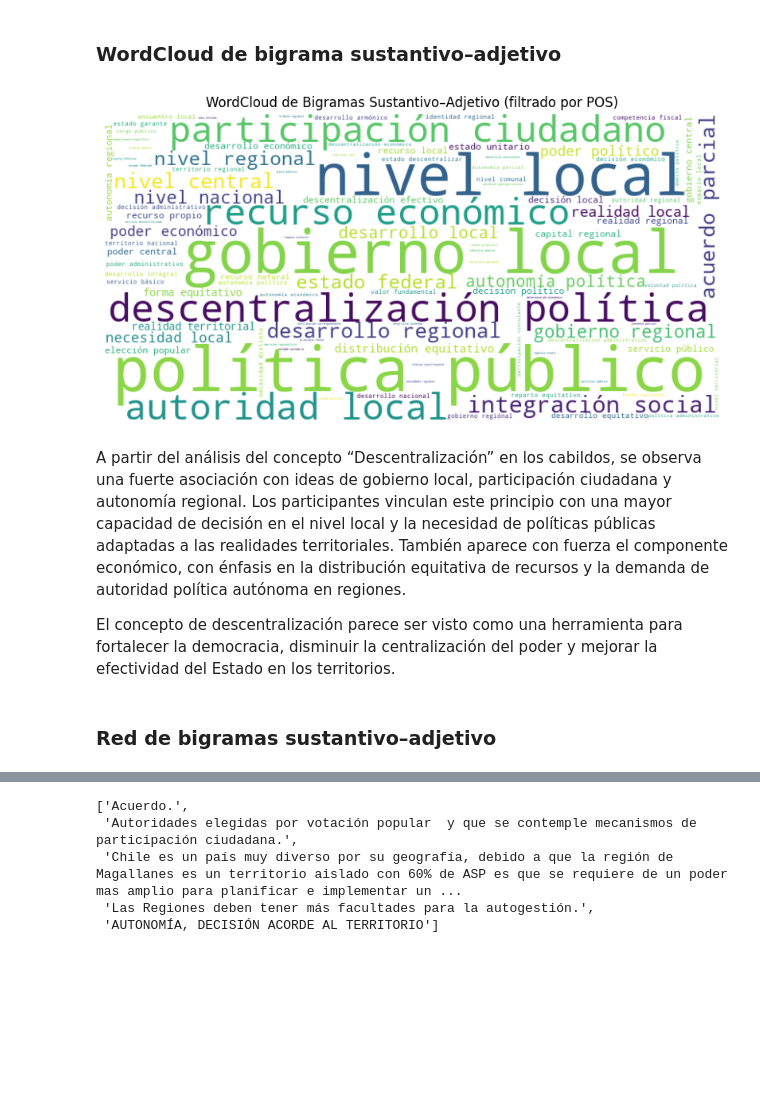
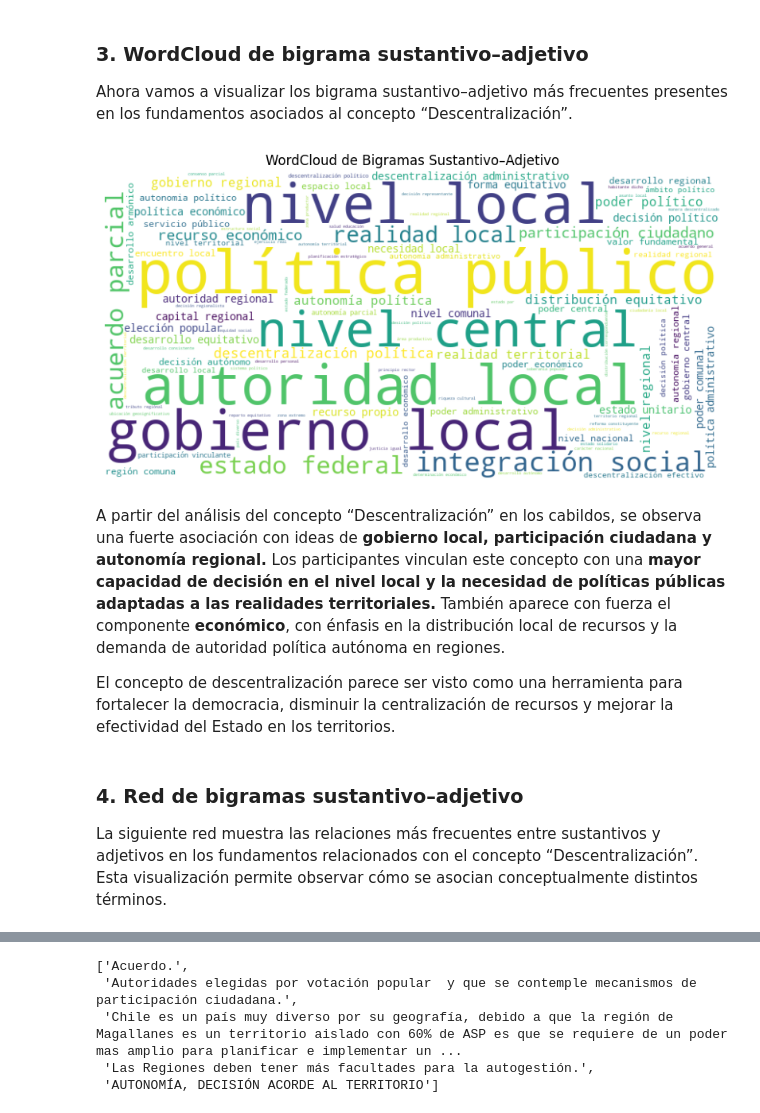
Before and after one commit to RiveraCamilo/mineria-texto-nlp, a Jupyter notebook: tarea1_camilo_rivera.ipynb, the cells around one changed output, grey strips where cells are left out. Saved outputs shown, nothing was run; the diff lists cells and outputs as text; code cells hidden in the pictures; blank space fills up the shorter version.

```diff
--- a/tarea1_camilo_rivera.ipynb
+++ b/tarea1_camilo_rivera.ipynb
@@ -266,29 +160,0 @@ plt.show()
-# %%
-from nltk import word_tokenize
-from nltk.corpus import stopwords
-import matplotlib.pyplot as plt
-from wordcloud import WordCloud
-import string
-
-stopwords_esp = set(stopwords.words('spanish'))
-signos = set(string.punctuation)
-
-sustantivos = []
-
-for texto in df_concepto['fundamento'].dropna():
-    doc = nlp(texto)
-    for sent in doc.sentences:
-        for word in sent.words:
-            if word.upos == 'NOUN':
-                lemma = word.lemma.lower()
-                if lemma not in stopwords_esp and lemma not in signos:
-                    sustantivos.append(lemma)
-
-# WordCloud de sustantivos
-wordcloud = WordCloud(width=800, height=400, background_color='white').generate(' '.join(sustantivos))
-
-plt.figure(figsize=(10, 5))
-plt.imshow(wordcloud, interpolation='bilinear')
-plt.axis('off')
-plt.title("WordCloud de Sustantivos - Descentralización")
-plt.show()
@@ -297,2 +163,4 @@ plt.show()
 # %% [markdown]
-### WordCloud de bigrama sustantivo–adjetivo
+### 3. WordCloud de bigrama sustantivo–adjetivo
+
+Ahora vamos a visualizar los bigrama sustantivo–adjetivo más frecuentes presentes en los fundamentos asociados al concepto “Descentralización”.
@@ -299,16 +173,7 @@ plt.show()
 # %%
-import stanza
-from collections import Counter
-from wordcloud import WordCloud
-import matplotlib.pyplot as plt
-import re
-
-# Asegúrate de haber cargado el pipeline
-# nlp = stanza.Pipeline(lang='es', processors='tokenize,mwt,pos,lemma')
-
 bigramas_filtrados = []
 
-for texto in df_concepto['fundamento'].dropna():
+for texto in df_concepto['lemma'].dropna():
     doc = nlp(texto)
     for sent in doc.sentences:
         lemmas = [(w.lemma.lower(), w.upos) for w in sent.words]
@@ -322,23 +187,25 @@ for texto in df_concepto['fundamento'].dropna():
 # %%
 conteo_bigr_filtrados = Counter(bigramas_filtrados).most_common(100)
 
 # Crear WordCloud desde frecuencias
 data_filtrado = dict(conteo_bigr_filtrados)
 
 wc = WordCloud(background_color='white', width=800, height=400, max_words=100).generate_from_frequencies(data_filtrado)
 
 plt.figure(figsize=(10, 6))
 plt.imshow(wc, interpolation='bilinear')
 plt.axis('off')
-plt.title("WordCloud de Bigramas Sustantivo–Adjetivo (filtrado por POS)")
+plt.title("WordCloud de Bigramas Sustantivo–Adjetivo")
 plt.show()
 # %% [output]
-[figure, old version]
+[figure, new version]
 # %% [markdown]
-A partir del análisis del concepto “Descentralización” en los cabildos, se observa una fuerte asociación con ideas de gobierno local, participación ciudadana y autonomía regional.
-Los participantes vinculan este principio con una mayor capacidad de decisión en el nivel local y la necesidad de políticas públicas adaptadas a las realidades territoriales.
-También aparece con fuerza el componente económico, con énfasis en la distribución equitativa de recursos y la demanda de autoridad política autónoma en regiones.
+A partir del análisis del concepto “Descentralización” en los cabildos, se observa una fuerte asociación con ideas de **gobierno local, participación ciudadana y autonomía regional.**
+Los participantes vinculan este concepto con una **mayor capacidad de decisión en el nivel local y la necesidad de políticas públicas adaptadas a las realidades territoriales.**
+También aparece con fuerza el componente **económico**, con énfasis en la distribución local de recursos y la demanda de autoridad política autónoma en regiones.
 
-El concepto de descentralización parece ser visto como una herramienta para fortalecer la democracia, disminuir la centralización del poder y mejorar la efectividad del Estado en los territorios.
+El concepto de descentralización parece ser visto como una herramienta para fortalecer la democracia, disminuir la centralización de recursos y mejorar la efectividad del Estado en los territorios.
 # %% [markdown]
-### Red de bigramas sustantivo–adjetivo
+### 4. Red de bigramas sustantivo–adjetivo
+
+La siguiente red muestra las relaciones más frecuentes entre sustantivos y adjetivos en los fundamentos relacionados con el concepto “Descentralización”. Esta visualización permite observar cómo se asocian conceptualmente distintos términos.
```
Also changed, not shown: parts of 35 cells of this notebook.
